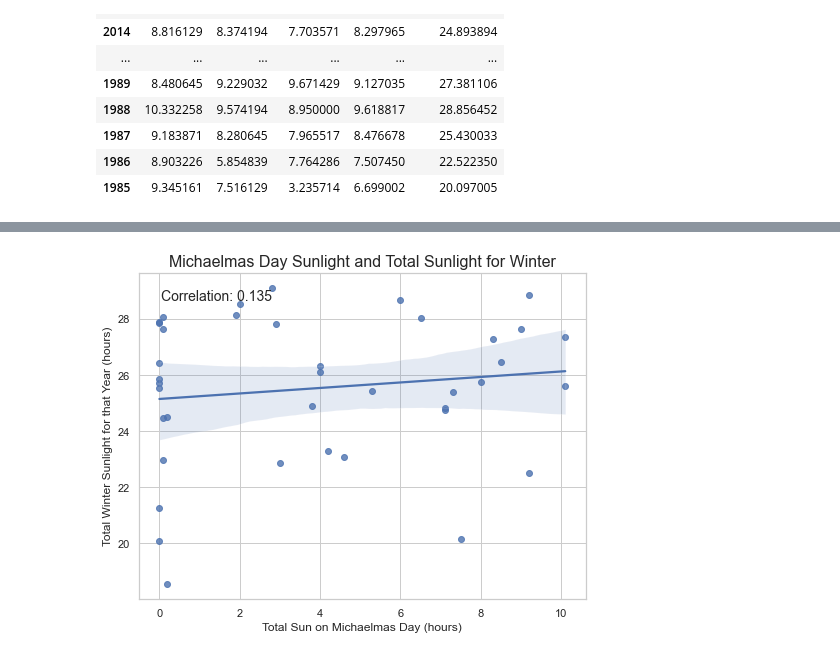
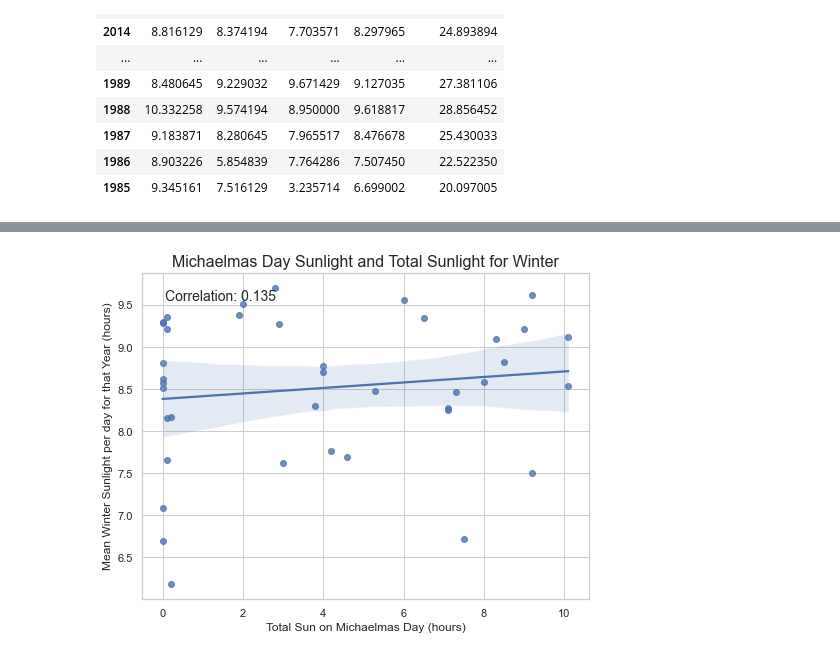
Before and after one commit to james26572/bt, a Jupyter notebook: michaelmas/michaelmas.ipynb, the cells around one changed output, grey strips where cells are left out. Cells and saved outputs as stored; diff of their text form; code cells hidden in the pictures.

```diff
--- a/michaelmas/michaelmas.ipynb
+++ b/michaelmas/michaelmas.ipynb
@@ -67,20 +67,20 @@ plt.scatter(sun_hours_michaelmas['hours sun'],winters['Total sunlight'])
 # %%
-corr = np.corrcoef(sun_hours_michaelmas['hours sun'],winters['Total sunlight'])[-1,0]
+corr = np.corrcoef(sun_hours_michaelmas['hours sun'],winters['Mean'])[-1,0]
 # Set the style for the plot
 sns.set_theme(style="whitegrid")
 
 # Create the scatter plot
 plt.figure(figsize=(8, 6))
-sns.regplot(x=sun_hours_michaelmas['hours sun'], y=winters['Total sunlight'])
+sns.regplot(x=sun_hours_michaelmas['hours sun'], y=winters['Mean'])
 
 plt.text(0.05, 0.95, f'Correlation: {corr:.3f}', transform=plt.gca().transAxes, fontsize=14, verticalalignment='top')
 
 # Add title and labels
 plt.title('Michaelmas Day Sunlight and Total Sunlight for Winter', fontsize=16)
 plt.xlabel('Total Sun on Michaelmas Day (hours)', fontsize=12)
-plt.ylabel('Total Winter Sunlight for that Year (hours)', fontsize=12)
+plt.ylabel('Mean Winter Sunlight per day for that Year (hours)', fontsize=12)
 
 # Show the plot
 plt.show()
 # %% [output]
-[figure, old version]
+[figure, new version]
```
Also changed, not shown: parts of 1 cell of this notebook, 3 other files.
